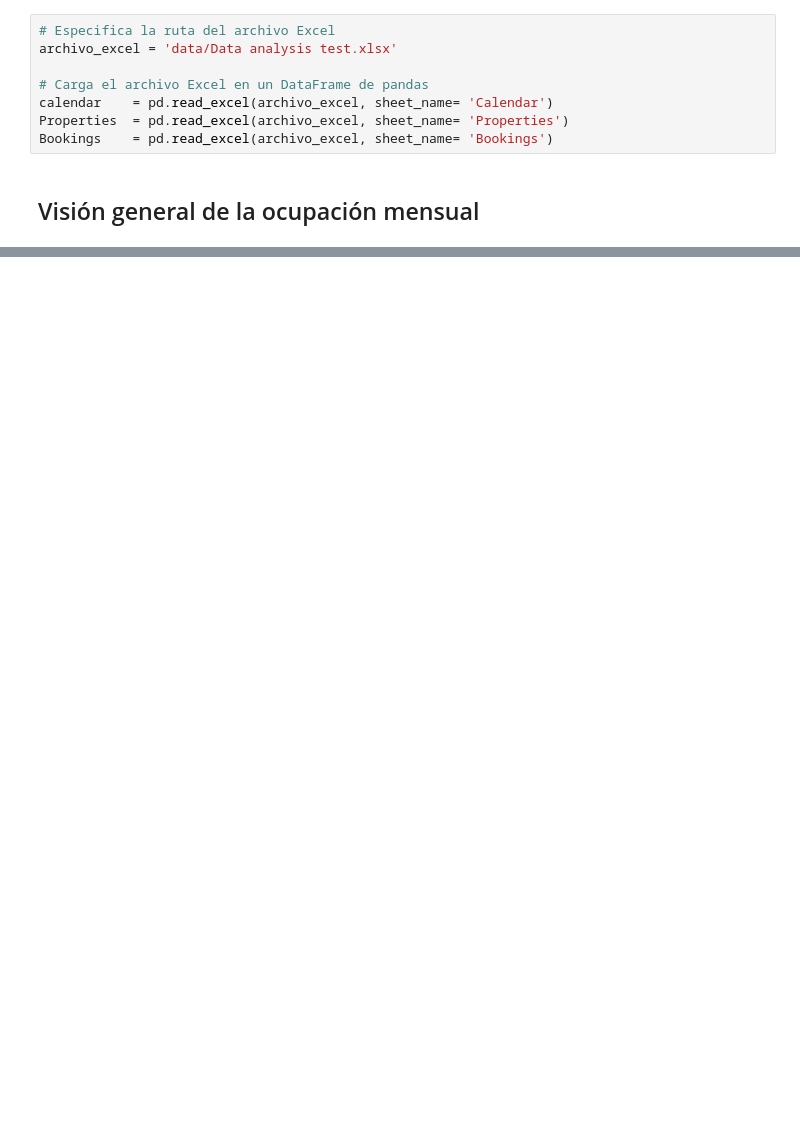
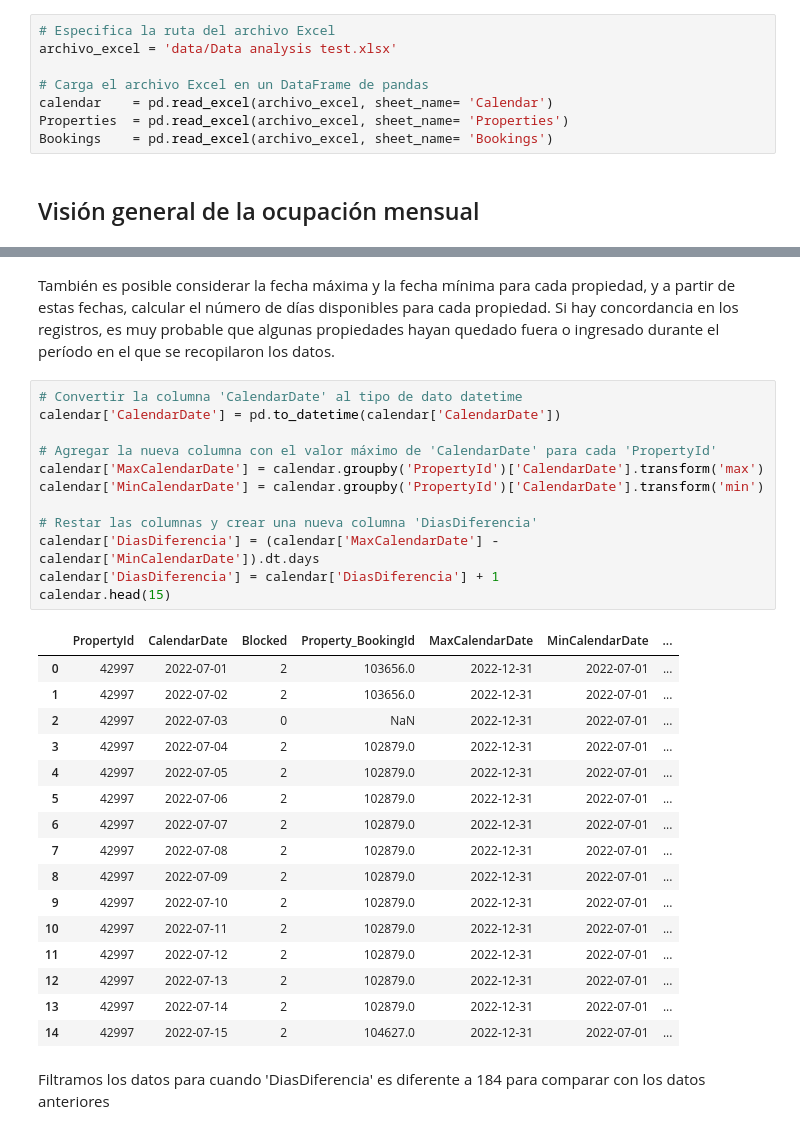
Before and after one commit to davidsosaolea/Stay-Unique, a Jupyter notebook: Gestión de propiedades y reservas.ipynb, the cells around one changed output, grey strips where cells are left out. Saved outputs shown, nothing was run; the diff lists cells and outputs as text; blank space fills up the shorter version.

```diff
--- a/Gestión de propiedades y reservas.ipynb
+++ b/Gestión de propiedades y reservas.ipynb
@@ -114,0 +141,33 @@ Property_BookingId               7725                        19.862186
+# %% [markdown]
+También es posible considerar la fecha máxima y la fecha mínima para cada propiedad, y a partir de estas fechas, calcular el número de días disponibles para cada propiedad. Si hay concordancia en los registros, es muy probable que algunas propiedades hayan quedado fuera o ingresado durante el período en el que se recopilaron los datos.
+# %%
+# Convertir la columna 'CalendarDate' al tipo de dato datetime
+calendar['CalendarDate'] = pd.to_datetime(calendar['CalendarDate'])
+
+# Agregar la nueva columna con el valor máximo de 'CalendarDate' para cada 'PropertyId'
+calendar['MaxCalendarDate'] = calendar.groupby('PropertyId')['CalendarDate'].transform('max')
+calendar['MinCalendarDate'] = calendar.groupby('PropertyId')['CalendarDate'].transform('min')
+
+# Restar las columnas y crear una nueva columna 'DiasDiferencia'
+calendar['DiasDiferencia'] = (calendar['MaxCalendarDate'] - calendar['MinCalendarDate']).dt.days
+calendar['DiasDiferencia'] = calendar['DiasDiferencia'] + 1
+calendar.head(15)
+# %% [output]
+|  | PropertyId | CalendarDate | Blocked | Property_BookingId | MaxCalendarDate | MinCalendarDate | ... |
+| 0 | 42997 | 2022-07-01 | 2 | 103656.0 | 2022-12-31 | 2022-07-01 | ... |
+| 1 | 42997 | 2022-07-02 | 2 | 103656.0 | 2022-12-31 | 2022-07-01 | ... |
+| 2 | 42997 | 2022-07-03 | 0 | NaN | 2022-12-31 | 2022-07-01 | ... |
+| 3 | 42997 | 2022-07-04 | 2 | 102879.0 | 2022-12-31 | 2022-07-01 | ... |
+| 4 | 42997 | 2022-07-05 | 2 | 102879.0 | 2022-12-31 | 2022-07-01 | ... |
+| 5 | 42997 | 2022-07-06 | 2 | 102879.0 | 2022-12-31 | 2022-07-01 | ... |
+| 6 | 42997 | 2022-07-07 | 2 | 102879.0 | 2022-12-31 | 2022-07-01 | ... |
+| 7 | 42997 | 2022-07-08 | 2 | 102879.0 | 2022-12-31 | 2022-07-01 | ... |
+| 8 | 42997 | 2022-07-09 | 2 | 102879.0 | 2022-12-31 | 2022-07-01 | ... |
+| 9 | 42997 | 2022-07-10 | 2 | 102879.0 | 2022-12-31 | 2022-07-01 | ... |
+| 10 | 42997 | 2022-07-11 | 2 | 102879.0 | 2022-12-31 | 2022-07-01 | ... |
+| 11 | 42997 | 2022-07-12 | 2 | 102879.0 | 2022-12-31 | 2022-07-01 | ... |
+| 12 | 42997 | 2022-07-13 | 2 | 102879.0 | 2022-12-31 | 2022-07-01 | ... |
+| 13 | 42997 | 2022-07-14 | 2 | 102879.0 | 2022-12-31 | 2022-07-01 | ... |
+| 14 | 42997 | 2022-07-15 | 2 | 104627.0 | 2022-12-31 | 2022-07-01 | ... |
+# %% [markdown]
+Filtramos los datos para cuando 'DiasDiferencia' es diferente a 184 para comparar con los datos anteriores
```
Also changed, not shown: parts of 16 cells of this notebook, 1 other file.
